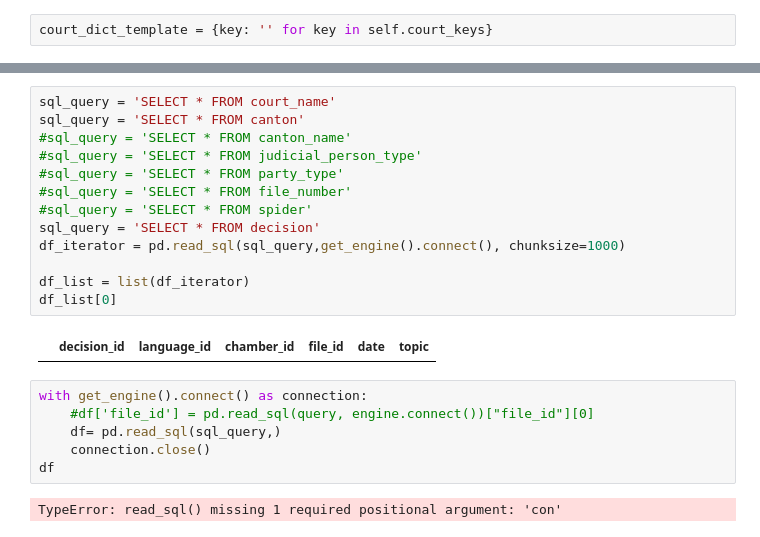
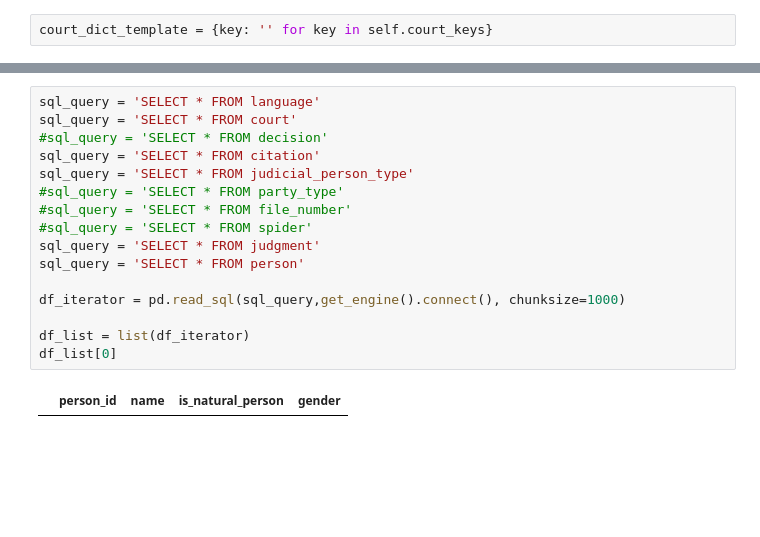
Before and after one commit to JoelNiklaus/SwissCourtRulingCorpus, a Jupyter notebook: test.ipynb, the cells around one changed output, grey strips where cells are left out. Saved outputs shown, nothing was run; the diff lists cells and outputs as text; blank space fills up the shorter version.

```diff
--- a/test.ipynb
+++ b/test.ipynb
@@ -281,23 +478,18 @@ df_list[0]
 # %%
-sql_query = 'SELECT * FROM court_name'
-sql_query = 'SELECT * FROM canton'
-#sql_query = 'SELECT * FROM canton_name'
-#sql_query = 'SELECT * FROM judicial_person_type'
+sql_query = 'SELECT * FROM language'
+sql_query = 'SELECT * FROM court'
+#sql_query = 'SELECT * FROM decision'
+sql_query = 'SELECT * FROM citation'
+sql_query = 'SELECT * FROM judicial_person_type'
 #sql_query = 'SELECT * FROM party_type'
 #sql_query = 'SELECT * FROM file_number'
 #sql_query = 'SELECT * FROM spider'
-sql_query = 'SELECT * FROM decision'
+sql_query = 'SELECT * FROM judgment'
+sql_query = 'SELECT * FROM person'
+
 df_iterator = pd.read_sql(sql_query,get_engine().connect(), chunksize=1000)
 
 df_list = list(df_iterator)
 df_list[0]
 # %% [output]
-|  | decision_id | language_id | chamber_id | file_id | date | topic |
+|  | person_id | name | is_natural_person | gender |
-# %%
-with get_engine().connect() as connection:
-    #df['file_id'] = pd.read_sql(query, engine.connect())["file_id"][0]
-    df= pd.read_sql(sql_query,)
-    connection.close()
-df
-# %% [output]
-TypeError: read_sql() missing 1 required positional argument: 'con'
```
Also changed, not shown: parts of 35 cells of this notebook, 25 other files.
